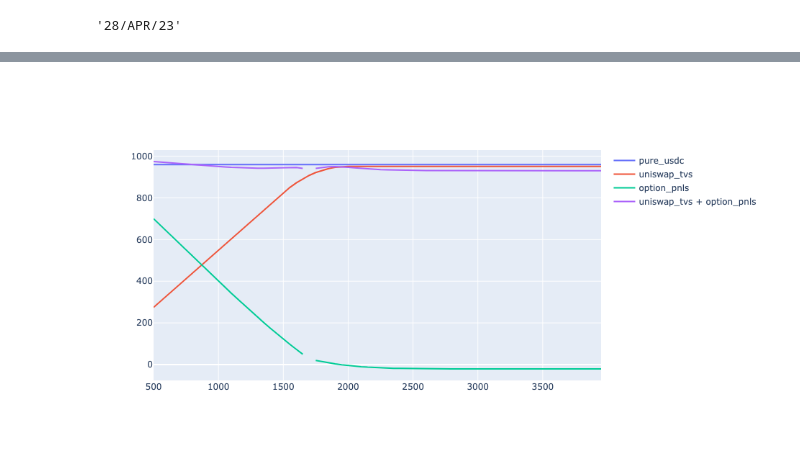
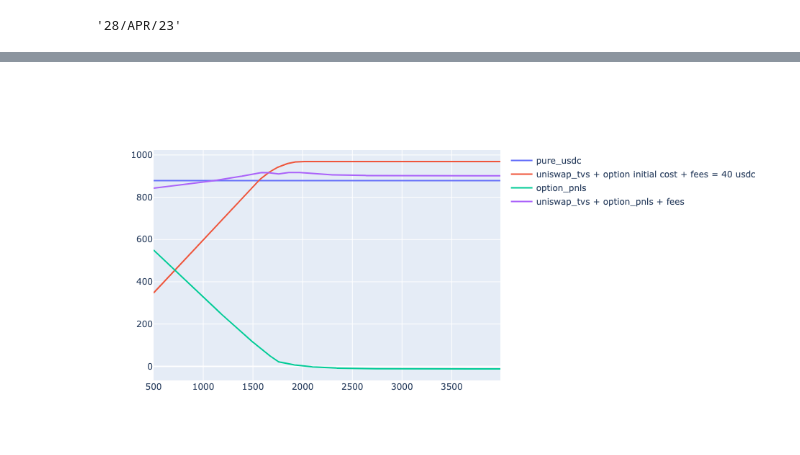
Before and after one commit to DeltaDex-Protocol/research, a Jupyter notebook: backtest/long-dated-options.ipynb, the cells around one changed output, grey strips where cells are left out. Cells and saved outputs as stored; diff of their text form; code cells hidden in the pictures.

Commit message:
correct underlying price. added fees

```diff
--- a/backtest/long-dated-options.ipynb
+++ b/backtest/long-dated-options.ipynb
@@ -160,3 +159,14 @@ optimal_option = OptimalOption(sabr, uniswap_position)
+# %%
+strike = 1750
+expiration_in_years = 79 / 365.25
+amount = 0.225
+# %%
+optimal_option = OptimalOption(sabr,
+                               uniswap_position,
+                               expiration_in_years,
+                               strike,
+                               amount,
+                               isCall = False)
 # %%
 print(optimal_option)
 # %% [output]
@@ -171,5 +181,5 @@ print(optimal_option)
 # %%
-prices = np.array([price for price in range(500, 4000, 50 )])
+prices = np.array([price for price in range(500, 4000, 10 )])
 
 pure_usdc = np.array([optimal_option.initial_cost +
                       uniswap_position.get_total_value(uniswap_position.initial_price) for _ in prices])
@@ -181,3 +193,5 @@ invalid value encountered in double_scalars
+# %%
+earned_fees = 40 # in usdc
 # %%
 # pure_usdc
 # %%
@@ -185,25 +199,25 @@ invalid value encountered in double_scalars
 # %%
 fig = go.Figure()
 fig.update_layout(
     autosize=False,
     width=800,
     height=500)
 
 fig.add_trace(go.Scatter(x=prices, y=pure_usdc,
                     mode='lines',
                     name='pure_usdc'))
 
-fig.add_trace(go.Scatter(x=prices, y=uniswap_tvs,
+fig.add_trace(go.Scatter(x=prices, y=uniswap_tvs + optimal_option.initial_cost + earned_fees,
                     mode='lines',
-                    name='uniswap_tvs'))
+                    name="""uniswap_tvs + option initial cost + fees = {} usdc""".format(earned_fees)))
 fig.add_trace(go.Scatter(x=prices, y=option_pnls,
                     mode='lines',
                     name='option_pnls'))
-fig.add_trace(go.Scatter(x=prices, y=uniswap_tvs + option_pnls,
+fig.add_trace(go.Scatter(x=prices, y=uniswap_tvs + option_pnls + earned_fees,
                     mode='lines',
-                    name='uniswap_tvs + option_pnls'))
+                    name='uniswap_tvs + option_pnls + fees'))
 # %% [output]
-[figure, old version]
+[figure, new version]
 # %%
 print(optimal_option)
 # %% [output]
```
Also changed, not shown: parts of 15 cells of this notebook, 2 other files.
